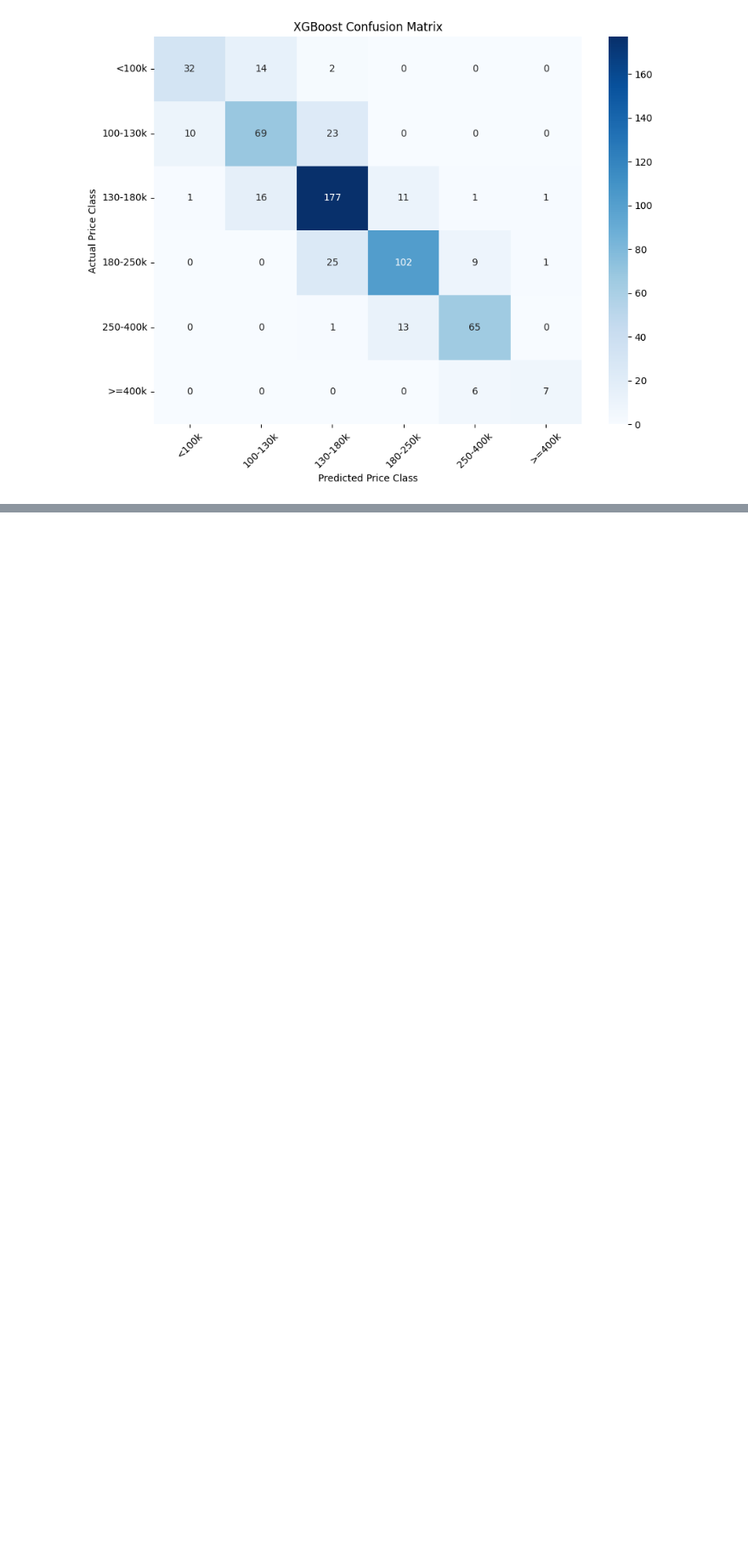
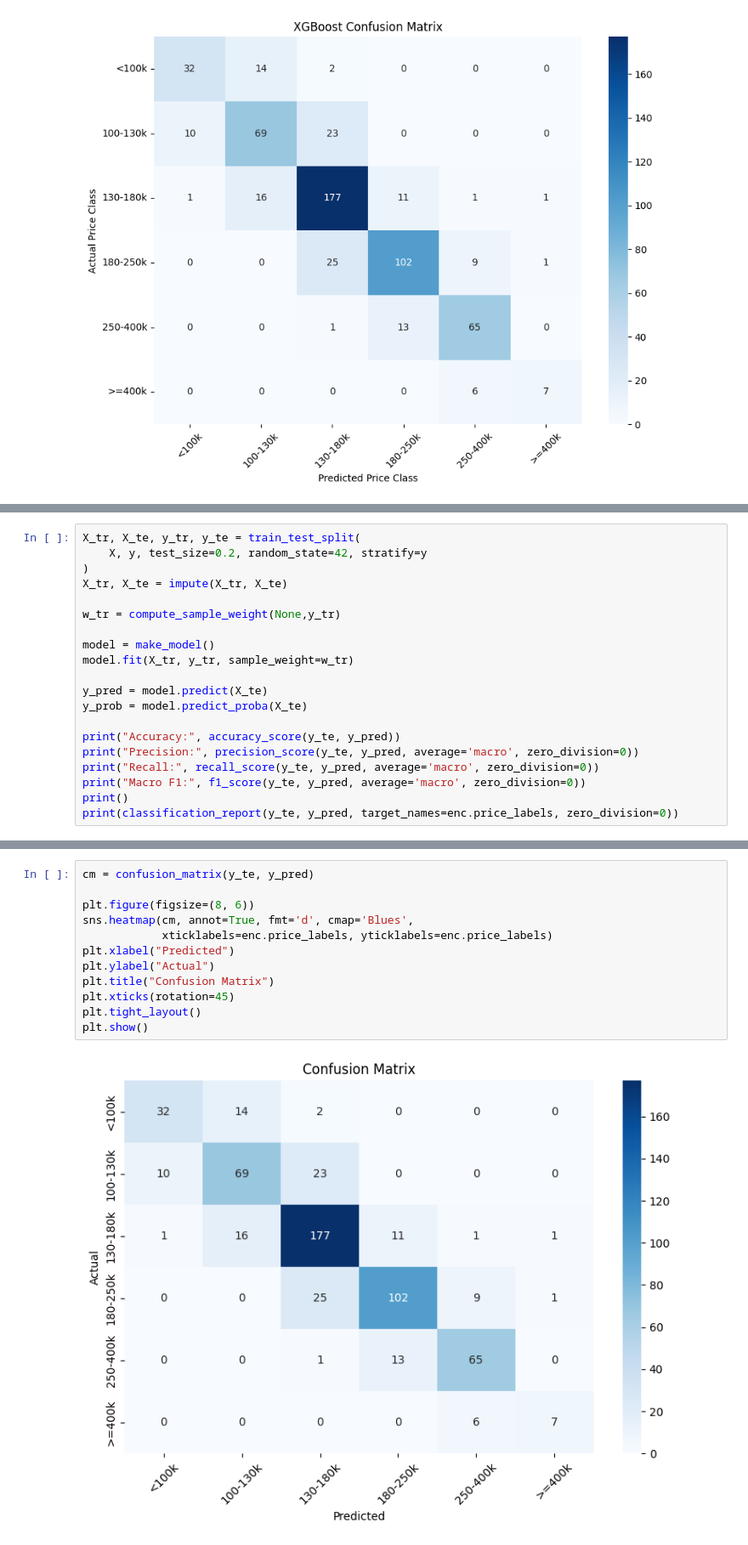
Before and after one commit to shomlea/AmesHousing-Dataset, a Jupyter notebook: initial_predictions.ipynb, the cells around one changed output, grey strips where cells are left out. Shown at 85% size. Saved outputs shown, nothing was run; the diff lists cells and outputs as text; blank space fills up the shorter version.

```diff
--- a/initial_predictions.ipynb
+++ b/initial_predictions.ipynb
@@ -216,0 +375,20 @@ plt.show()
+# %%
+X_tr, X_te, y_tr, y_te = train_test_split(
+    X, y, test_size=0.2, random_state=42, stratify=y
+)
+X_tr, X_te = impute(X_tr, X_te)
+
+w_tr = compute_sample_weight(None,y_tr)
+
+model = make_model()
+model.fit(X_tr, y_tr, sample_weight=w_tr)
+
+y_pred = model.predict(X_te)
+y_prob = model.predict_proba(X_te)
+
+print("Accuracy:", accuracy_score(y_te, y_pred))
+print("Precision:", precision_score(y_te, y_pred, average='macro', zero_division=0))
+print("Recall:", recall_score(y_te, y_pred, average='macro', zero_division=0))
+print("Macro F1:", f1_score(y_te, y_pred, average='macro', zero_division=0))
+print()
+print(classification_report(y_te, y_pred, target_names=enc.price_labels, zero_division=0))
@@ -216,0 +413,14 @@ plt.show()
+# %%
+cm = confusion_matrix(y_te, y_pred)
+
+plt.figure(figsize=(8, 6))
+sns.heatmap(cm, annot=True, fmt='d', cmap='Blues',
+            xticklabels=enc.price_labels, yticklabels=enc.price_labels)
+plt.xlabel("Predicted")
+plt.ylabel("Actual")
+plt.title("Confusion Matrix")
+plt.xticks(rotation=45)
+plt.tight_layout()
+plt.show()
+# %% [output]
+[figure, added]
```
Also changed, not shown: parts of 22 cells of this notebook.
